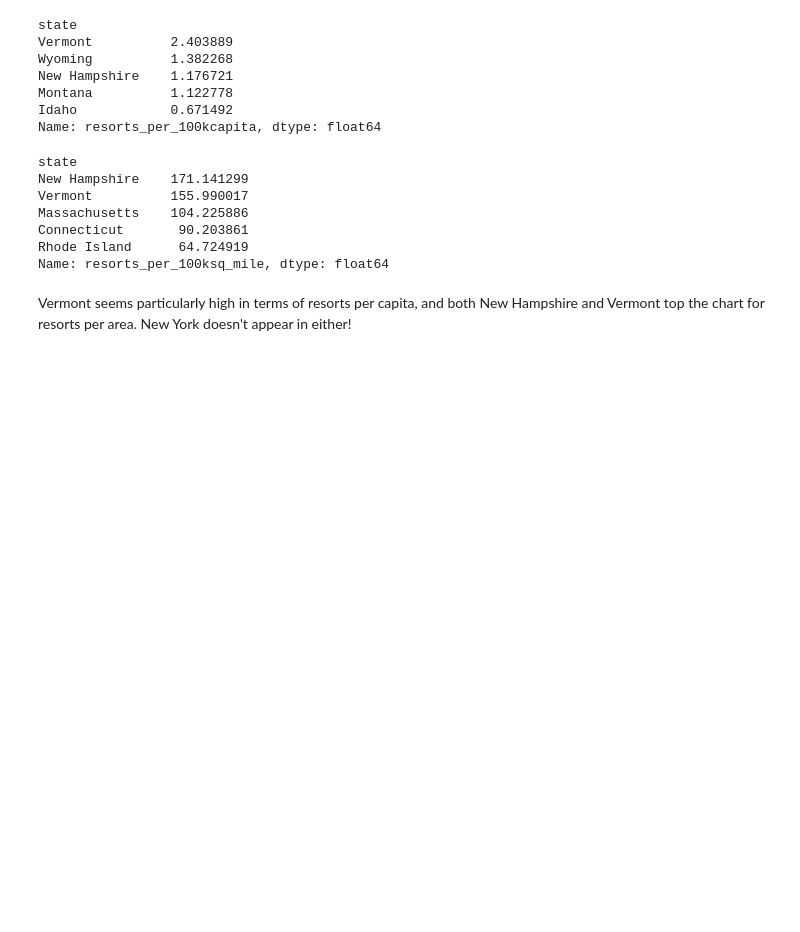
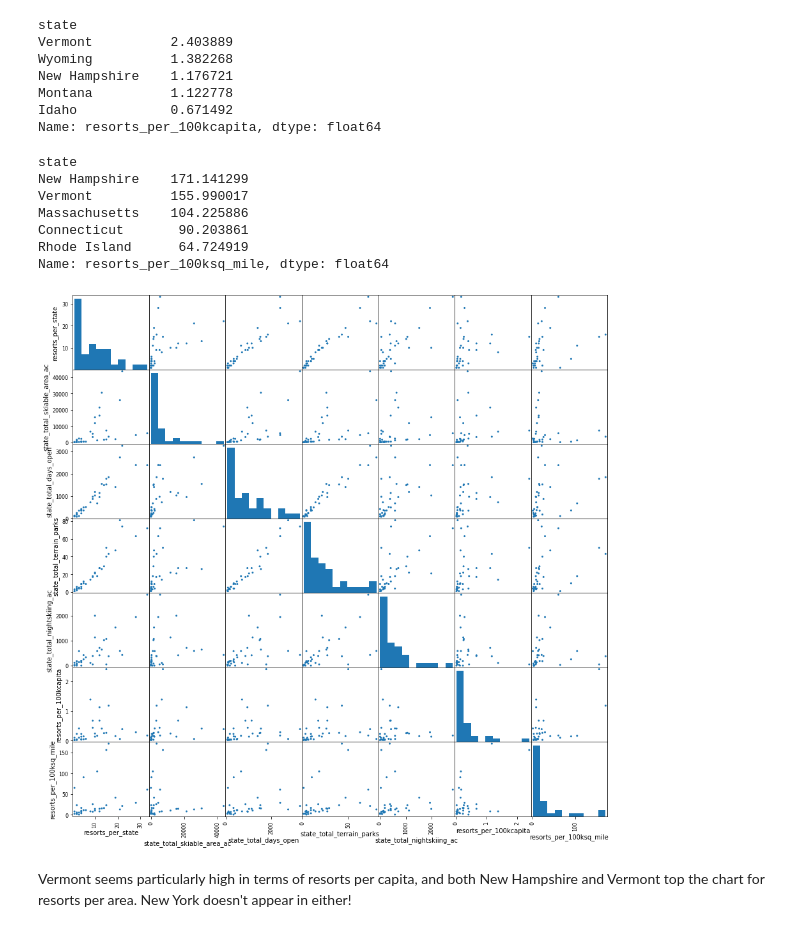
Before and after one commit to ropamon1202/DataScienceGuidedCapstone, a Jupyter notebook: Notebooks/03_exploratory_data_analysis.ipynb, the cells around one changed output. Drawn from its saved outputs; the diff is of its cells as text; code cells hidden in the pictures; blank space fills up the shorter version.

```diff
--- a/Notebooks/03_exploratory_data_analysis.ipynb
+++ b/Notebooks/03_exploratory_data_analysis.ipynb
@@ -267,6 +294,10 @@ Massachusetts    104.225886
 Connecticut       90.203861
 Rhode Island      64.724919
 Name: resorts_per_100ksq_mile, dtype: float64
+# %%
+pd.plotting.scatter_matrix(state_summary, figsize=(15,15),alpha=1);
+# %% [output]
+[figure, added]
 # %% [markdown]
 Vermont seems particularly high in terms of resorts per capita, and both New Hampshire and Vermont top the chart for resorts per area. New York doesn't appear in either!
 # %% [markdown]
```
Also changed, not shown: parts of 5 cells of this notebook.
